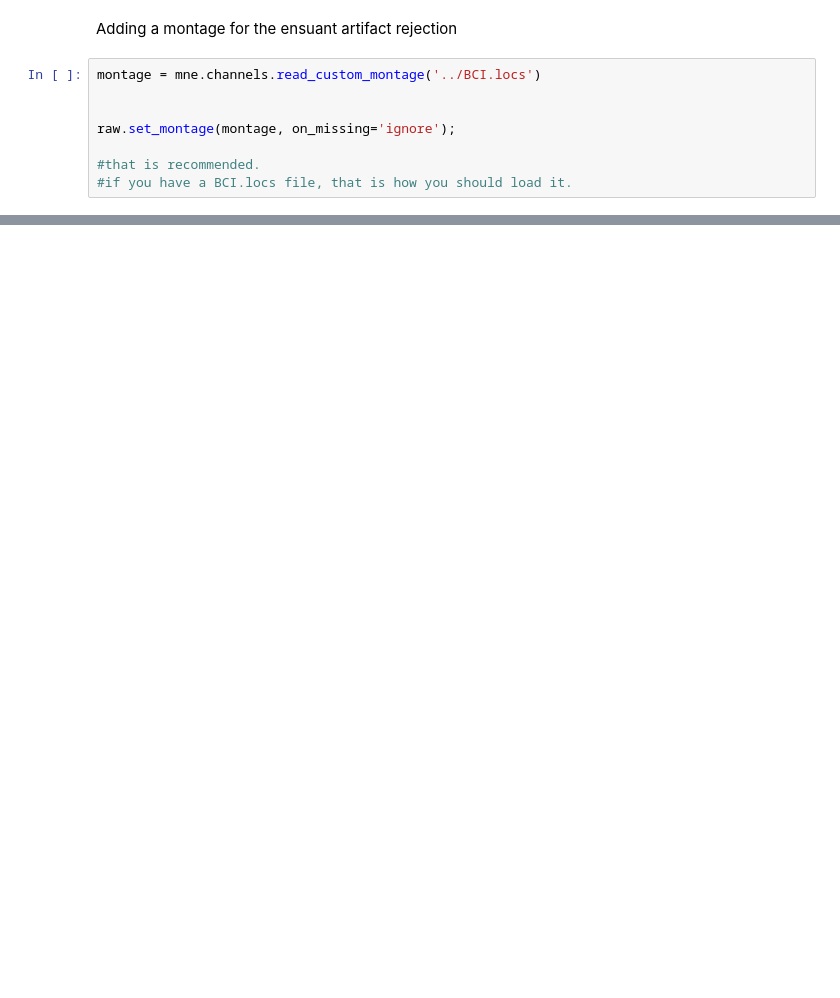
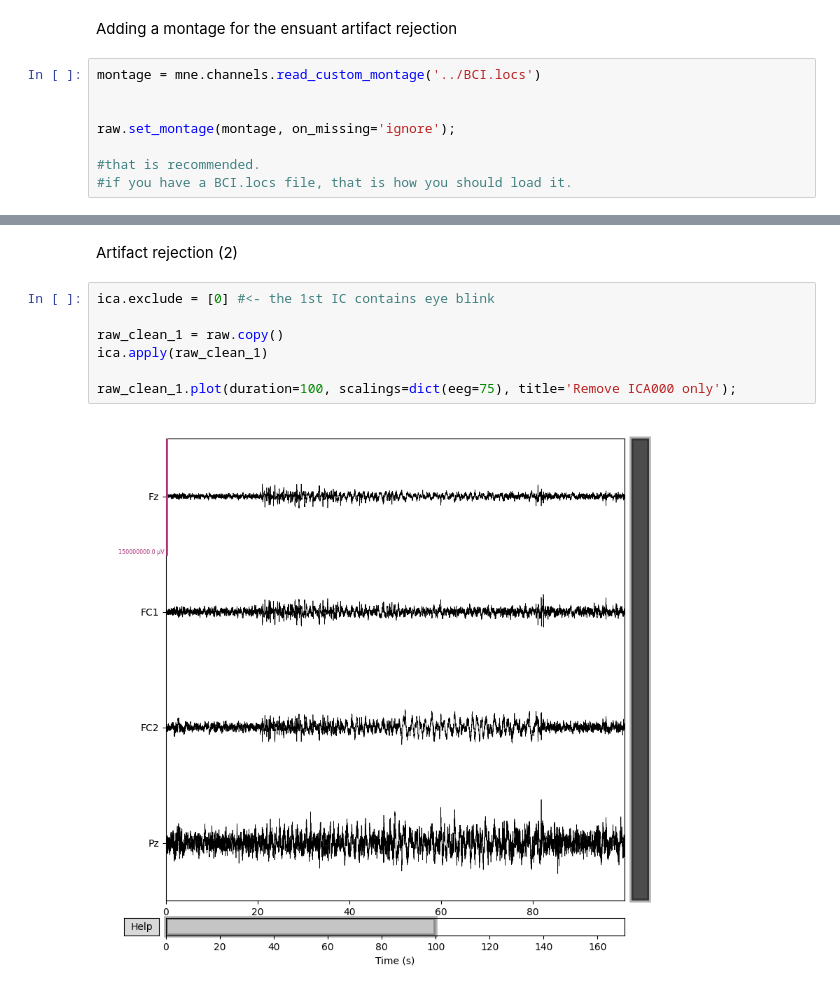
Before and after one commit to alexanderspeer/eeg-bci-signal-analysis, a Jupyter notebook: coding-practice/interview_practice.ipynb, the cells around one changed output, grey strips where cells are left out. Cells and saved outputs as stored; diff of their text form; blank space fills up the shorter version.

```diff
--- a/coding-practice/interview_practice.ipynb
+++ b/coding-practice/interview_practice.ipynb
@@ -120,0 +123,11 @@ ica.plot_sources(raw_ica);
+# %% [markdown]
+Artifact rejection (2)
+# %%
+ica.exclude = [0] #<- the 1st IC contains eye blink
+
+raw_clean_1 = raw.copy()
+ica.apply(raw_clean_1)
+
+raw_clean_1.plot(duration=100, scalings=dict(eeg=75), title='Remove ICA000 only');
+# %% [output]
+[figure, added]
```
Also changed, not shown: parts of 10 cells of this notebook.
